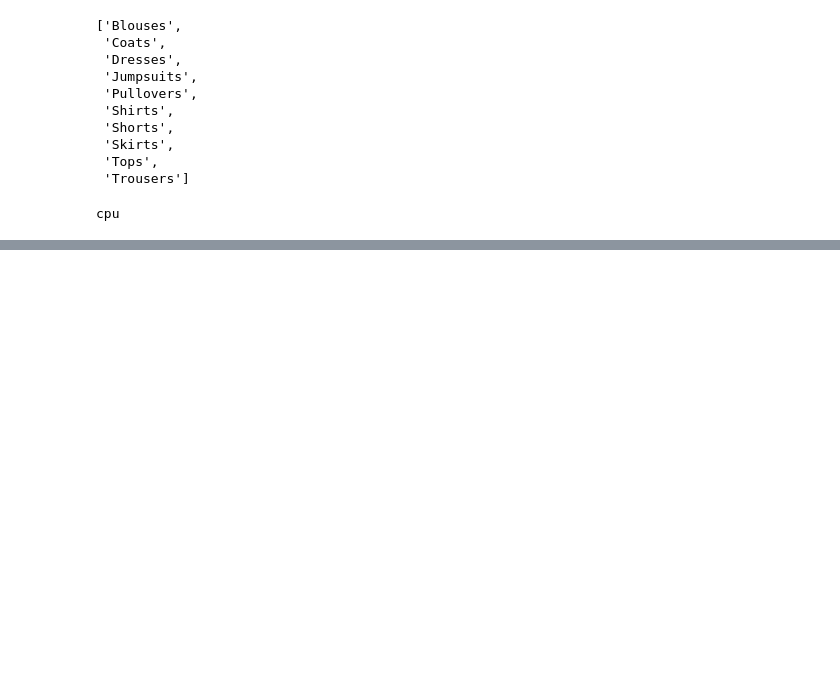
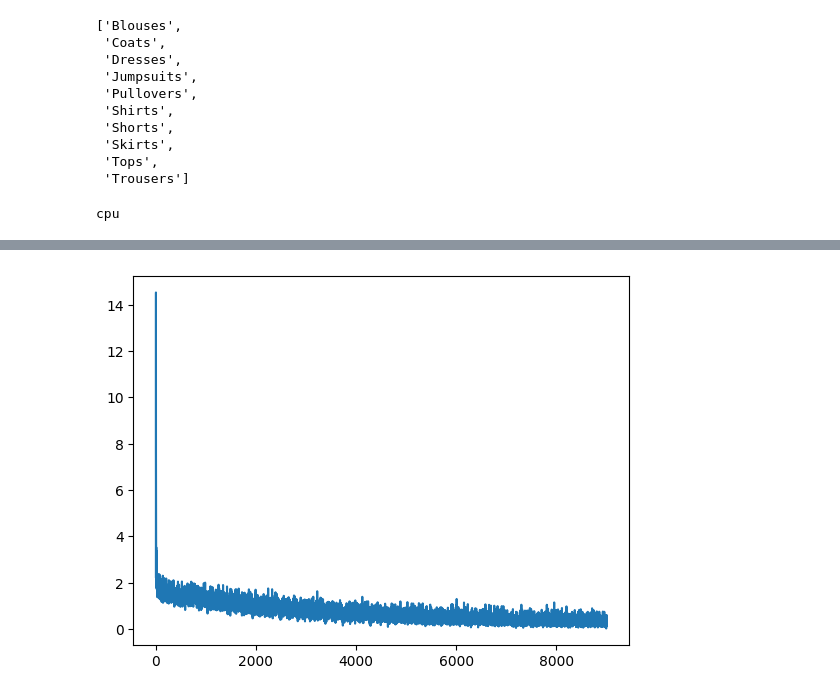
Before and after one commit to rafaeldbo/vis-clothes, a Jupyter notebook: categories_model.ipynb, the cells around one changed output, grey strips where cells are left out. Cells and saved outputs as stored; diff of their text form; code cells hidden in the pictures; blank space fills up the shorter version.

```diff
--- a/categories_model.ipynb
+++ b/categories_model.ipynb
@@ -242,0 +292,7 @@ ConfusionMatrixDisplay(matrix, display_labels=labels).plot(xticks_rotation="vert
+# %%
+batch_number = [i for i in range(len(batch_losses))]
+# %%
+plt.plot(batch_number, batch_losses)
+plt.show()
+# %% [output]
+[figure, added]
```
Also changed, not shown: parts of 18 cells of this notebook, 3 other files.
